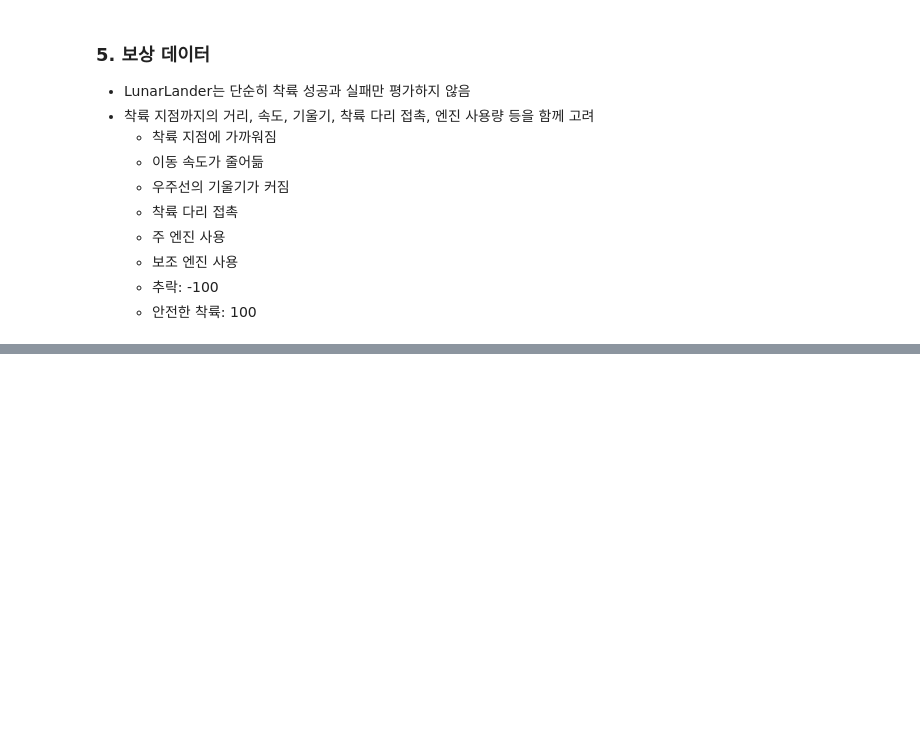
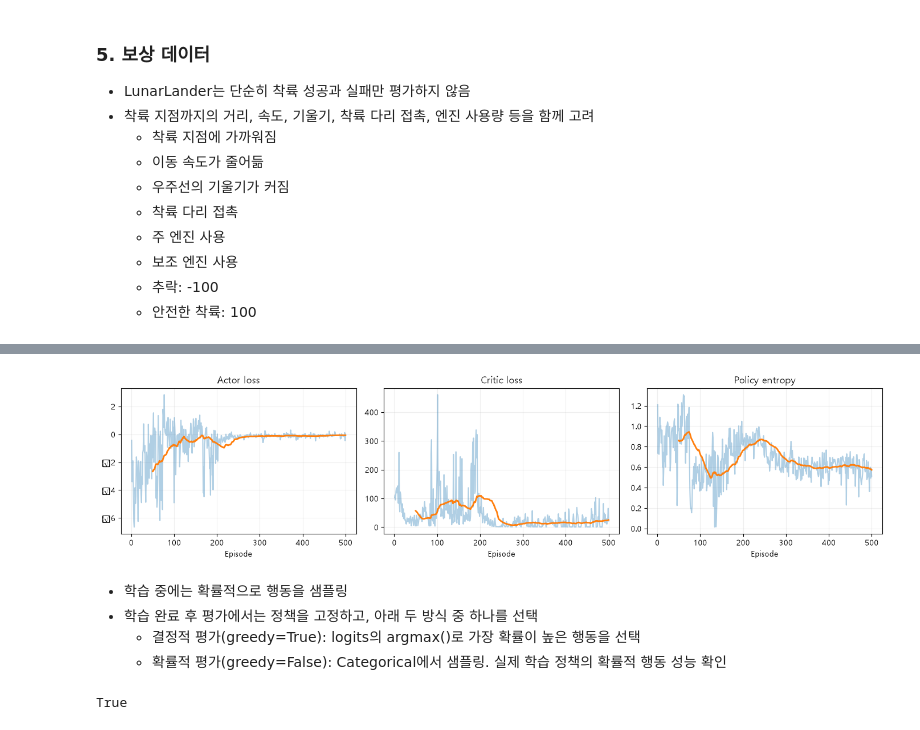
Before and after one commit to harwoon/13_----, a Jupyter notebook: 4_딥강화학습.ipynb, the cells around one changed output, grey strips where cells are left out. Saved outputs shown, nothing was run; the diff lists cells and outputs as text; code cells hidden in the pictures; blank space fills up the shorter version.

```diff
--- a/4_딥강화학습.ipynb
+++ b/4_딥강화학습.ipynb
@@ -843,0 +1134,21 @@ Lunarlander-v3는 매 스텝마다 8개의 숫자로 구성된 상태 벡터를
+# %%
+fig, axes = plt.subplots(1, 3, figsize=(14,3.5))
+for ax, col, title in zip(axes, ["actor_loss", "critic_loss", "entropy"],
+                          ["Actor loss", "Critic loss", "Policy entropy"]):
+    ax.plot(ac_history.episode, ac_history[col], alpha=0.35)
+    xx, yy = moving_average(ac_history[col], 50)
+    if len(xx): ax.plot(xx, yy, linewidth=2)
+    ax.set_title(title); ax.set_xlabel("Episode"); ax.grid(alpha=0.2)
+plt.tight_layout(); plt.show()
+# %% [output]
+[figure, added]
+# %% [markdown]
+- 학습 중에는 확률적으로 행동을 샘플링
+- 학습 완료 후 평가에서는 정책을 고정하고, 아래 두 방식 중 하나를 선택
+    - 결정적 평가(greedy=True): logits의 argmax()로 가장 확률이 높은 행동을 선택
+    - 확률적 평가(greedy=False): Categorical에서 샘플링. 실제 학습 정책의 확률적 행동 성능 확인
+# %%
+# 모델 학습 여부
+model.training
+# %% [output]
+True
```
Also changed, not shown: parts of 35 cells of this notebook.
